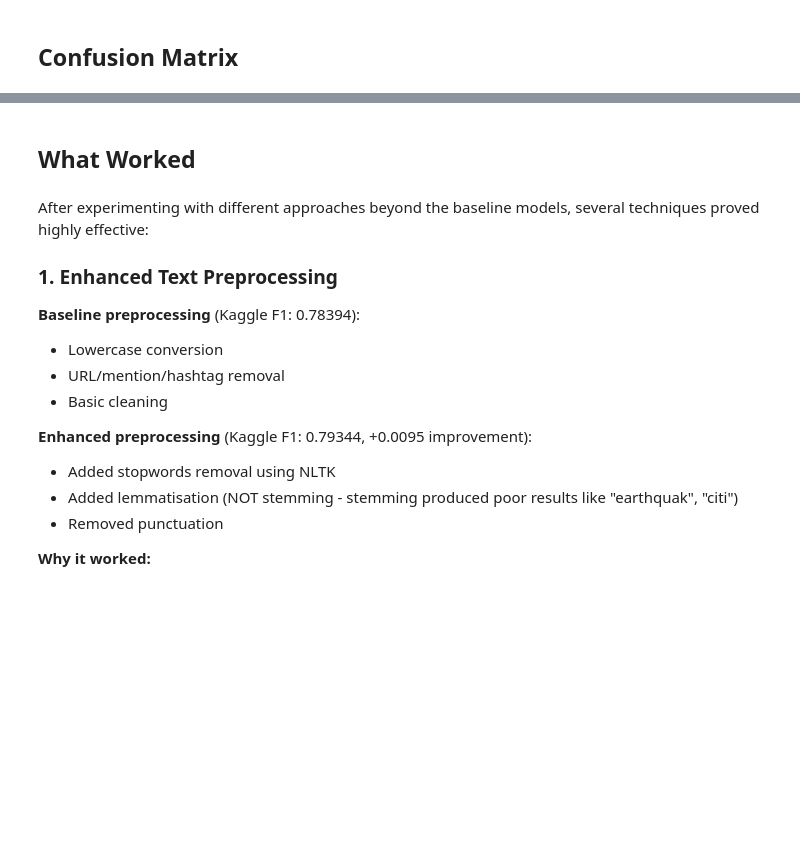
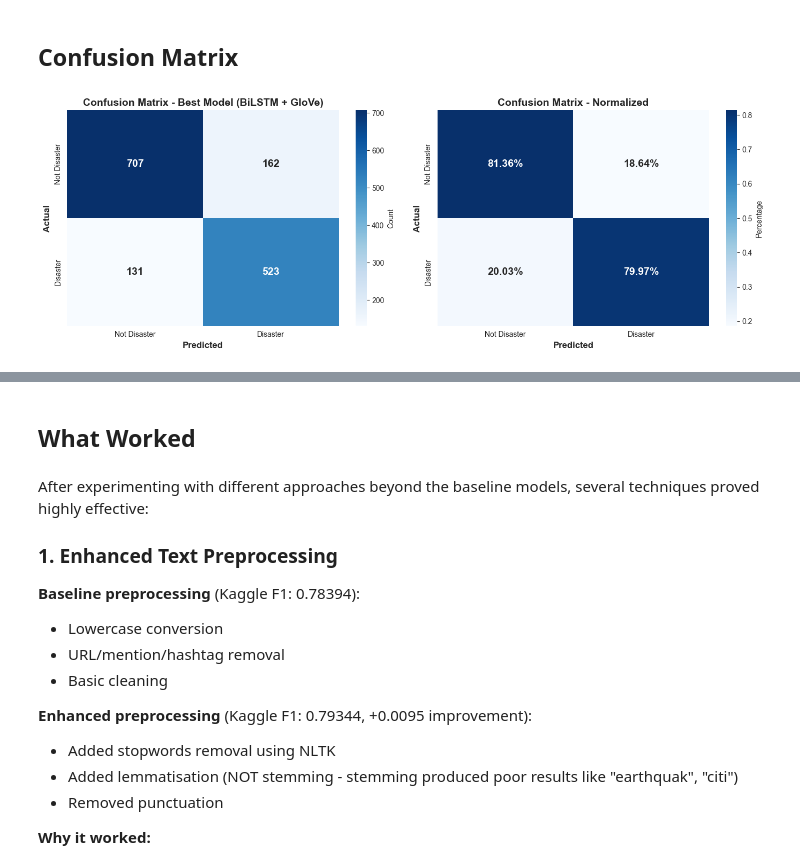
Before and after one commit to trabulium/disaster-tweets-nlp, a Jupyter notebook: disaster_tweets_nlp.ipynb, the cells around one changed output, grey strips where cells are left out. Drawn from its saved outputs; the diff is of its cells as text; code cells hidden in the pictures; blank space fills up the shorter version.

```diff
--- a/disaster_tweets_nlp.ipynb
+++ b/disaster_tweets_nlp.ipynb
@@ -1716,0 +1900,73 @@ weighted avg       0.81      0.81      0.81      1523
+# %%
+# Generate confusion matrix for best model (BiLSTM + GloVe)
+y_pred_proba = model_glove.predict(X_val, verbose=0)
+y_pred = (y_pred_proba > 0.5).astype(int).flatten()
+
+cm = confusion_matrix(y_val, y_pred)
+
+# Plot confusion matrix
+fig, (ax1, ax2) = plt.subplots(1, 2, figsize=(14, 5))
+
+# Confusion matrix - counts
+sns.heatmap(cm, annot=True, fmt='d', cmap='Blues', ax=ax1,
+            xticklabels=['Not Disaster', 'Disaster'],
+            yticklabels=['Not Disaster', 'Disaster'],
+            cbar_kws={'label': 'Count'},
+            annot_kws={'fontsize': 14, 'fontweight': 'bold'})
+ax1.set_xlabel('Predicted', fontsize=12, fontweight='bold')
+ax1.set_ylabel('Actual', fontsize=12, fontweight='bold')
+ax1.set_title('Confusion Matrix - Best Model (BiLSTM + GloVe)', fontweight='bold', fontsize=14)
+
+# Confusion matrix - percentages
+cm_pct = cm.astype('float') / cm.sum(axis=1)[:, np.newaxis]
+sns.heatmap(cm_pct, annot=True, fmt='.2%', cmap='Blues', ax=ax2,
+            xticklabels=['Not Disaster', 'Disaster'],
+            yticklabels=['Not Disaster', 'Disaster'],
+            cbar_kws={'label': 'Percentage'},
+            annot_kws={'fontsize': 14, 'fontweight': 'bold'})
+ax2.set_xlabel('Predicted', fontsize=12, fontweight='bold')
+ax2.set_ylabel('Actual', fontsize=12, fontweight='bold')
+ax2.set_title('Confusion Matrix - Normalized', fontweight='bold', fontsize=14)
+
+plt.tight_layout()
+plt.savefig('images/confusion_matrix.png', dpi=150, bbox_inches='tight')
+plt.show()
+
+# Print detailed metrics
+print("\nDetailed Classification Report:")
+print("=" * 80)
+print(classification_report(y_val, y_pred, target_names=['Not Disaster', 'Disaster']))
+
+# Print insights
+tn, fp, fn, tp = cm.ravel()
+print("\n" + "=" * 80)
+print("CONFUSION MATRIX BREAKDOWN")
+print("=" * 80)
+print(f"\nTrue Negatives:  {tn:,} (correctly identified non-disasters)")
+print(f"False Positives: {fp:,} (non-disasters incorrectly flagged as disasters)")
+print(f"False Negatives: {fn:,} (real disasters missed)")
+print(f"True Positives:  {tp:,} (correctly identified disasters)")
+
+print(f"\nMisclassification rate: {(fp+fn)/len(y_val)*100:.2f}%")
+print(f"Correctly classified: {(tp+tn)/len(y_val)*100:.2f}%")
+
+# Error analysis
+print("\n" + "=" * 80)
+print("ERROR ANALYSIS")
+print("=" * 80)
+
+print(f"\nFalse Positive Rate: {fp/(fp+tn)*100:.2f}%")
+print(f"  - {fp} non-disaster tweets incorrectly flagged as disasters")
+print(f"  - Could cause unnecessary alarm but safer than missing real disasters")
+
+print(f"\nFalse Negative Rate: {fn/(fn+tp)*100:.2f}%")
+print(f"  - {fn} real disaster tweets missed")
+print(f"  - More serious - these are actual emergencies not being detected")
+
+print(f"\nPrecision (Disaster class): {tp/(tp+fp)*100:.2f}%")
+print(f"  - When model predicts disaster, it's correct {tp/(tp+fp)*100:.1f}% of the time")
+
+print(f"\nRecall (Disaster class): {tp/(tp+fn)*100:.2f}%")
+print(f"  - Model catches {tp/(tp+fn)*100:.1f}% of all real disasters")
+# %% [output]
+[figure, added]
```
Also changed, not shown: parts of 13 cells of this notebook, 3 other files.
